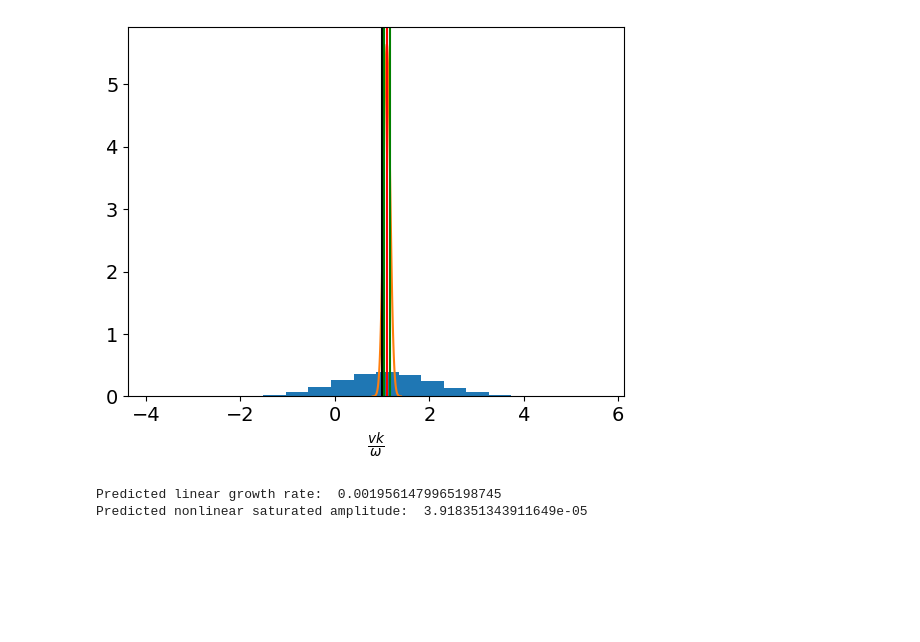
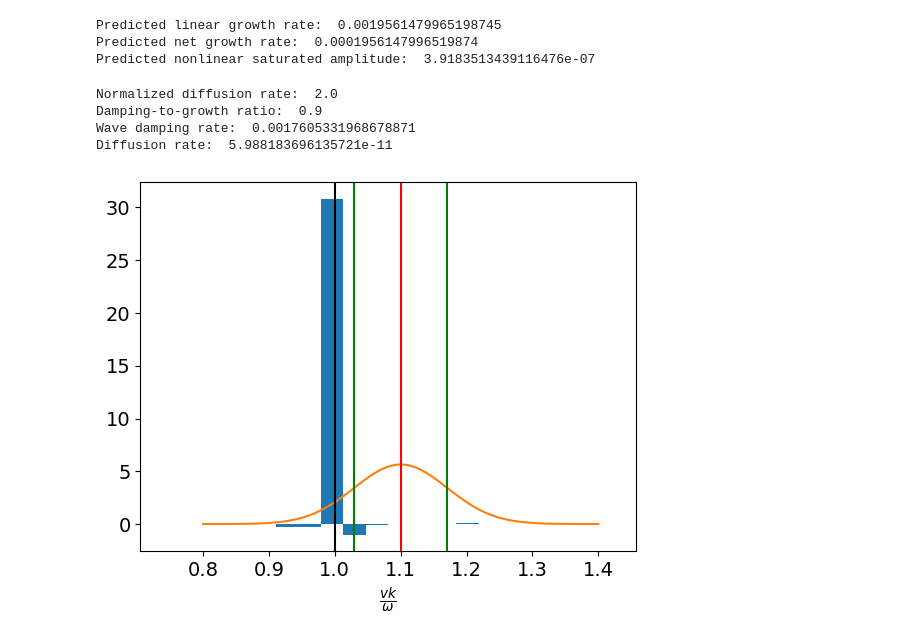
Before and after one commit to ejpaul/wisp_proto, a Jupyter notebook: examples/nonlinear_delta_f_collision/full_collision/nonlinear_delta_f_example.ipynb, the cells around one changed output. Drawn from its saved outputs; the diff is of its cells as text; code cells hidden in the pictures; blank space fills up the shorter version.

```diff
--- a/examples/nonlinear_delta_f_collision/full_collision/nonlinear_delta_f_example.ipynb
+++ b/examples/nonlinear_delta_f_collision/full_collision/nonlinear_delta_f_example.ipynb
@@ -15,19 +22,20 @@ from wisp.diagnostics import (
 # %%
 sim_params = {
-    "E_c": 1e-6,  # initial E_c (cosine component)
-    "E_s": -1e-6,  # initial E_s (sine component)
+    "E_c": 1e-8,  # initial E_c (cosine component)
+    "E_s": -1e-8,  # initial E_s (sine component)
     "nb_over_ne": 3e-5,  # coupling constant
-    "n_steps": 50000,  # number of timesteps
+    "n_steps": 500000,  # number of timesteps, originally 50000
     "dt": 0.1,  # timestep (normalized by wave period)
-    "n_particles": 500000,  # number of particles
+    "n_particles": 500000,  # number of particles, originally 500000
     "vb": 0.1,  # beam thermal velocity over wave phase velocity
     "ub": 1.1,  # beam flow velocity over wave phase velocity
     "splitting_method": "strang",  # 'strang' or 'trotter'
     "method": "nonlinear",  # 'linear' or 'nonlinear'
     "full_f": False,  # whether to use full distribution function (only for nonlinear)
-    "nu_krook": 0.01,
-    "nu_drag": 0.01,
-    "nu_diff": 0.01,
+    "gamma_ratio": 0.9,
+    "nu_norm": 2.00,
+    "alpha": 0.00,
+    "beta": 0.0,
 }
 
 fig, ax = plot_initial_velocity_distribution(sim_params)
@@ -36,30 +44,55 @@ fig, ax = plot_initial_velocity_distribution(sim_params)
+# %%
+gamma = compute_gamma(sim_params)
+gamma_net = gamma * (1 - sim_params["gamma_ratio"])
+
+print('Predicted linear growth rate: ', gamma)
+print('Predicted net growth rate: ', gamma_net)
+print('Predicted nonlinear saturated amplitude: ', gamma_net * gamma_net * (3.2 * 3.2))
+# %% [output]
+Predicted linear growth rate:  0.0019561479965198745
+Predicted net growth rate:  0.0001956147996519874
+Predicted nonlinear saturated amplitude:  3.9183513439116476e-07
 # %%
+nu = '2'
+alpha = '0'
+beta = '0'
+params = nu + '_' + alpha + '_' + beta
 sim_outputs = run_timestepping(sim_params)
+np.savez('sim_outputs_' + params + '.npz', **sim_outputs)
 
 E_c = sim_outputs["E_c"]
 E_s = sim_outputs["E_s"]
 x = sim_outputs["x"]
 v = sim_outputs["v"]
 w = sim_outputs["w"]
+# %% [output]
+Normalized diffusion rate:  2.0
+Damping-to-growth ratio:  0.9
+Wave damping rate:  0.0017605331968678871
+Diffusion rate:  5.988183696135721e-11
+# %%
+# Restart here if you want to load the simulation outputs from a file instead of running the simulation again
+nu = '2'
+alpha = '0'
+beta = '0'
+params = nu + '_' + alpha + '_' + beta
+sim_outputs = np.load(f'sim_outputs_' + params + '.npz')
+
+E_c = sim_outputs["E_c"]
+E_s = sim_outputs["E_s"]
+x = sim_outputs["x"]
+v = sim_outputs["v"]
+w = sim_outputs["w"]
 # %%
-fig, ax = plot_full_f_velocity_distribution(v, sim_params["ub"], sim_params["vb"])
+fig, ax = plot_delta_f_velocity_distribution(v, w, sim_params["ub"], sim_params["vb"])
 
 E_c_hist = sim_outputs["E_c_hist"]
 E_s_hist = sim_outputs["E_s_hist"]
 E_amp_hist = sim_outputs["E_amp_hist"]
 phi_hist = sim_outputs["phi_hist"]
 time = sim_outputs["time"]
 
 output = [E_c_hist, E_s_hist, E_amp_hist, phi_hist, time]
-np.save("nonlinear_delta_f_collision_0.01_0.01_0.01_output.npy", output)
 # %% [output]
-[figure, old version]
+[figure, new version]
-# %%
-gamma = compute_gamma(sim_params)
-
-print('Predicted linear growth rate: ', gamma)
-print('Predicted nonlinear saturated amplitude: ', gamma * gamma * (3.2 * 3.2))
-# %% [output]
-Predicted linear growth rate:  0.0019561479965198745
-Predicted nonlinear saturated amplitude:  3.918351343911649e-05
 # %%
```
Also changed, not shown: parts of 4 cells of this notebook, 1 other file.
